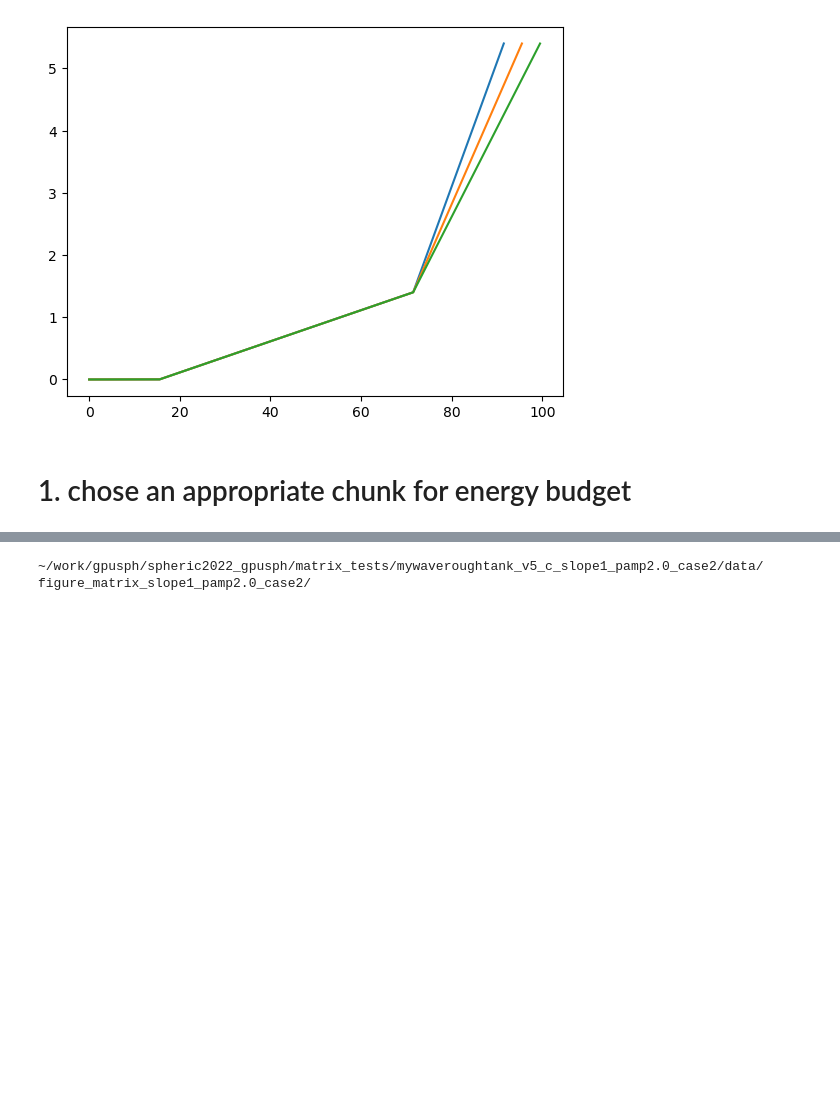
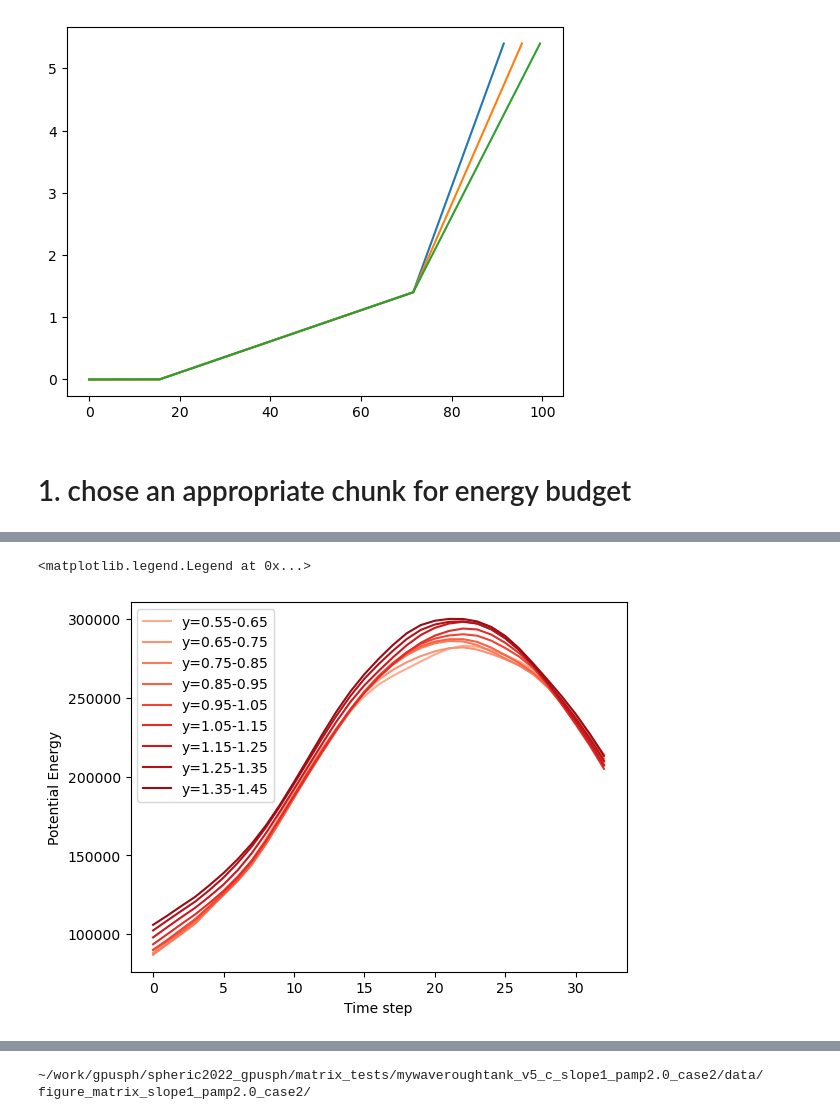
Before and after one commit to xliu-ocean/next_gpusph, a Jupyter notebook: plotting/MYWaveRoughTank_matrix/Energy_budget_v4_20260714.ipynb, the cells around one changed output, grey strips where cells are left out. Cells and saved outputs as stored; diff of their text form; code cells hidden in the pictures; blank space fills up the shorter version.

```diff
--- a/plotting/MYWaveRoughTank_matrix/Energy_budget_v4_20260714.ipynb
+++ b/plotting/MYWaveRoughTank_matrix/Energy_budget_v4_20260714.ipynb
@@ -274,3 +302,12 @@ Difference in potential energy: 1159982.255836423
+# %%
+for i, c in enumerate(colors):
+    plt.plot(pe_cob_0_list_all_a[0,:,i], color=c, label=f"y={0.55 + i*0.1:.2f}-{0.65 + i*0.1:.2f}")
+plt.xlabel("Time step")
+plt.ylabel("Potential Energy")
+plt.legend()
+# %% [output]
+<matplotlib.legend.Legend at 0x...>
+[figure, added]
 # %%
 pe_cob_list_all = np.array(pe_cob_list_all)
 ke_cob_list_all = np.array(ke_cob_list_all)
```
Also changed, not shown: parts of 7 cells of this notebook.
